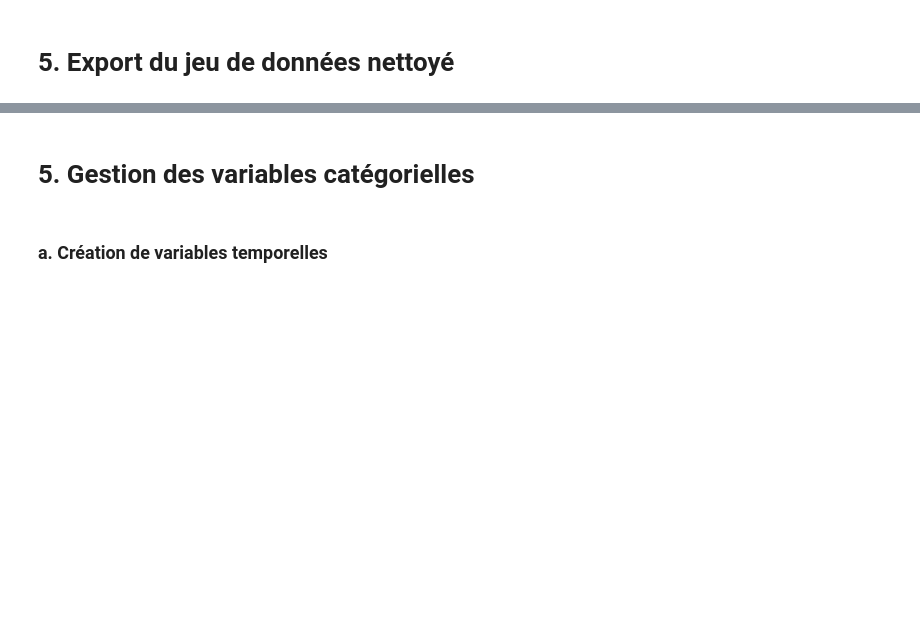
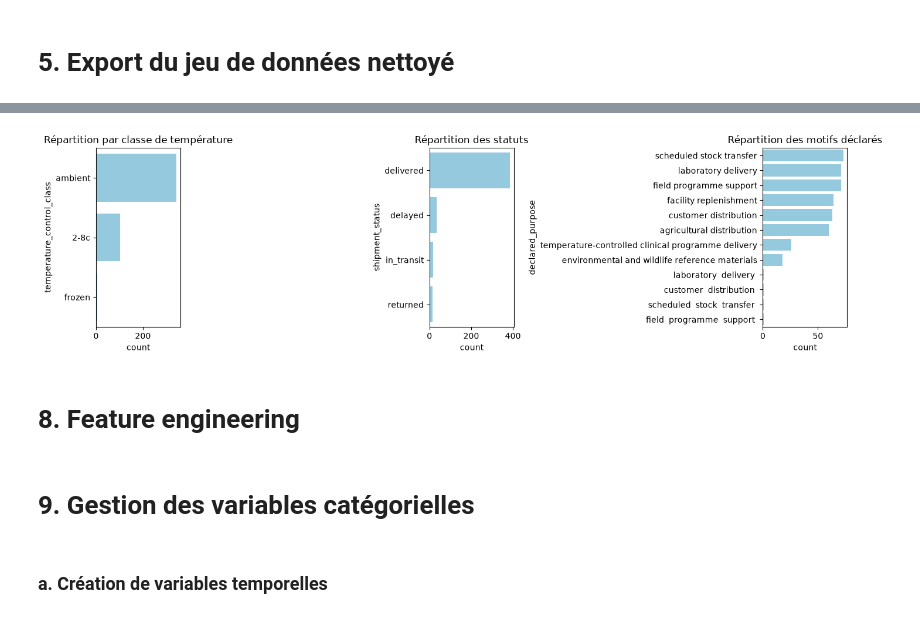
Before and after one commit to HananeDjouadi/G05-DataMining-2627, a Jupyter notebook: data/logistics/shipments.ipynb, the cells around one changed output, grey strips where cells are left out. Saved outputs shown, nothing was run; the diff lists cells and outputs as text; code cells hidden in the pictures; blank space fills up the shorter version.

```diff
--- a/data/logistics/shipments.ipynb
+++ b/data/logistics/shipments.ipynb
@@ -391,5 +489,29 @@ df.to_csv('cleaned/shipments_clean.csv', index=False)
+# %%
+plt.figure(figsize=(14, 4))
+
+plt.subplot(1, 3, 1)
+sns.countplot(y='temperature_control_class', data=df,
+              order=df['temperature_control_class'].value_counts().index, color='skyblue')
+plt.title("Répartition par classe de température")
+
+plt.subplot(1, 3, 2)
+sns.countplot(y='shipment_status', data=df,
+              order=df['shipment_status'].value_counts().index, color='skyblue')
+plt.title("Répartition des statuts")
+
+plt.subplot(1, 3, 3)
+sns.countplot(y='declared_purpose', data=df,
+              order=df['declared_purpose'].value_counts().index, color='skyblue')
+plt.title("Répartition des motifs déclarés")
+
+plt.tight_layout()
+plt.show()
+# %% [output]
+[figure, added]
+# %% [markdown]
+# 8. Feature engineering
 # %% [markdown]
-# 5. Gestion des variables catégorielles
+# 9. Gestion des variables catégorielles
 # %% [markdown]
 ### a. Création de variables temporelles
 # %%
```
Also changed, not shown: parts of 31 cells of this notebook.
